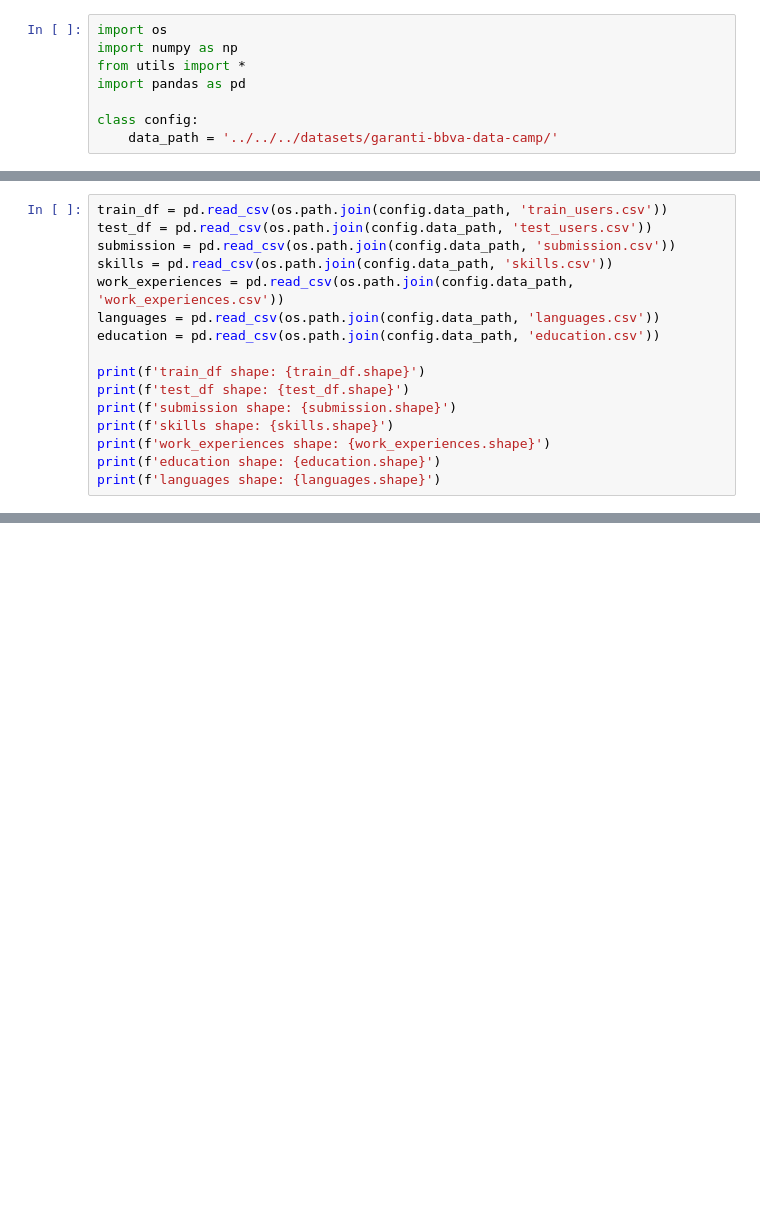
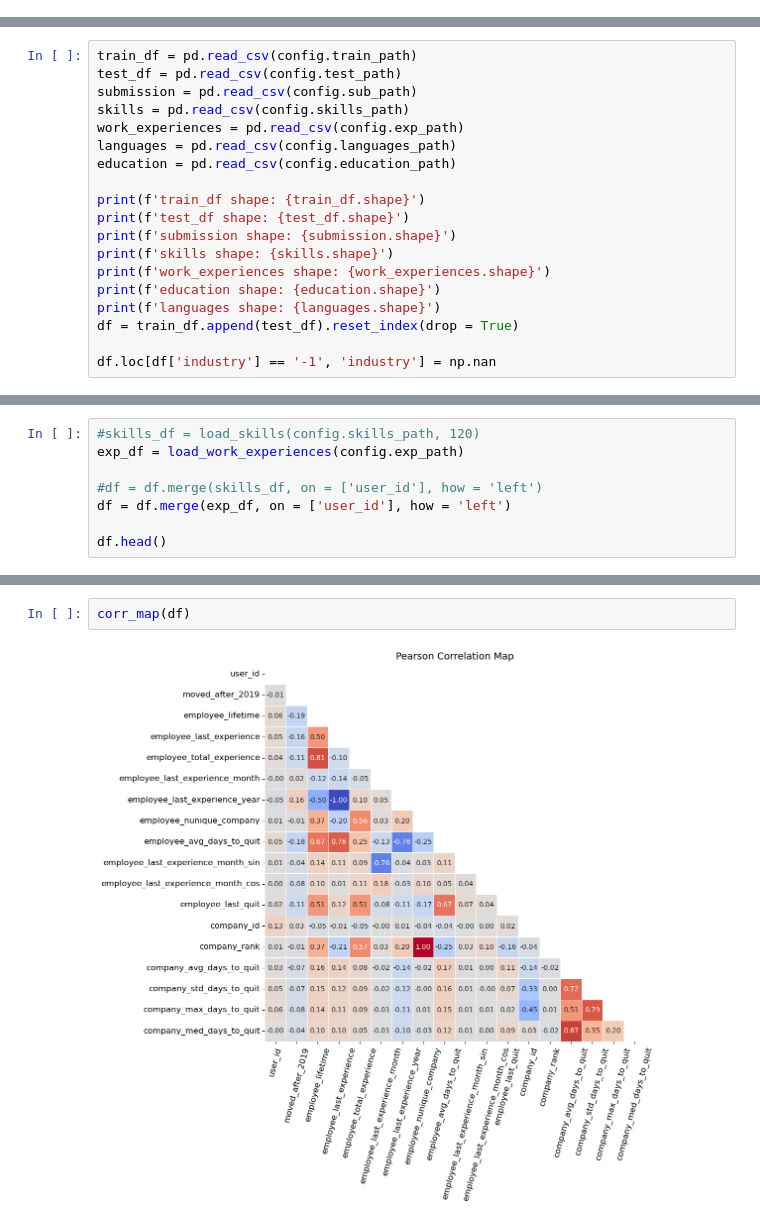
Before and after one commit to sercanyesiloz/Garanti-BBVA-Data-Camp-Coderspace, a Jupyter notebook: EDA.ipynb, the cells around one changed output, grey strips where cells are left out. Saved outputs shown, nothing was run; the diff lists cells and outputs as text; blank space fills up the shorter version.

```diff
--- a/EDA.ipynb
+++ b/EDA.ipynb
@@ -1,8 +0,0 @@
-# %%
-import os
-import numpy as np
-from utils import *
-import pandas as pd
-
-class config:
-    data_path = '../../../datasets/garanti-bbva-data-camp/'
@@ -11,11 +25,11 @@ class config:
 # %%
-train_df = pd.read_csv(os.path.join(config.data_path, 'train_users.csv'))
-test_df = pd.read_csv(os.path.join(config.data_path, 'test_users.csv'))
-submission = pd.read_csv(os.path.join(config.data_path, 'submission.csv'))
-skills = pd.read_csv(os.path.join(config.data_path, 'skills.csv'))
-work_experiences = pd.read_csv(os.path.join(config.data_path, 'work_experiences.csv'))
-languages = pd.read_csv(os.path.join(config.data_path, 'languages.csv'))
-education = pd.read_csv(os.path.join(config.data_path, 'education.csv'))
+train_df = pd.read_csv(config.train_path)
+test_df = pd.read_csv(config.test_path)
+submission = pd.read_csv(config.sub_path)
+skills = pd.read_csv(config.skills_path)
+work_experiences = pd.read_csv(config.exp_path)
+languages = pd.read_csv(config.languages_path)
+education = pd.read_csv(config.education_path)
 
 print(f'train_df shape: {train_df.shape}')
 print(f'test_df shape: {test_df.shape}')
@@ -24,6 +38,9 @@ print(f'skills shape: {skills.shape}')
 print(f'work_experiences shape: {work_experiences.shape}')
 print(f'education shape: {education.shape}')
 print(f'languages shape: {languages.shape}')
+df = train_df.append(test_df).reset_index(drop = True)
+
+df.loc[df['industry'] == '-1', 'industry'] = np.nan
 # %% [output]
 train_df shape: (53019, 4)
 test_df shape: (13255, 3)
@@ -55,0 +101,8 @@ test_df.head()
+# %%
+#skills_df = load_skills(config.skills_path, 120)
+exp_df = load_work_experiences(config.exp_path)
+
+#df = df.merge(skills_df, on = ['user_id'], how = 'left')
+df = df.merge(exp_df, on = ['user_id'], how = 'left')
+
+df.head()
@@ -55,0 +116,4 @@ test_df.head()
+# %%
+corr_map(df)
+# %% [output]
+[figure, added]
```
Also changed, not shown: parts of 17 cells of this notebook, 12 other files.
